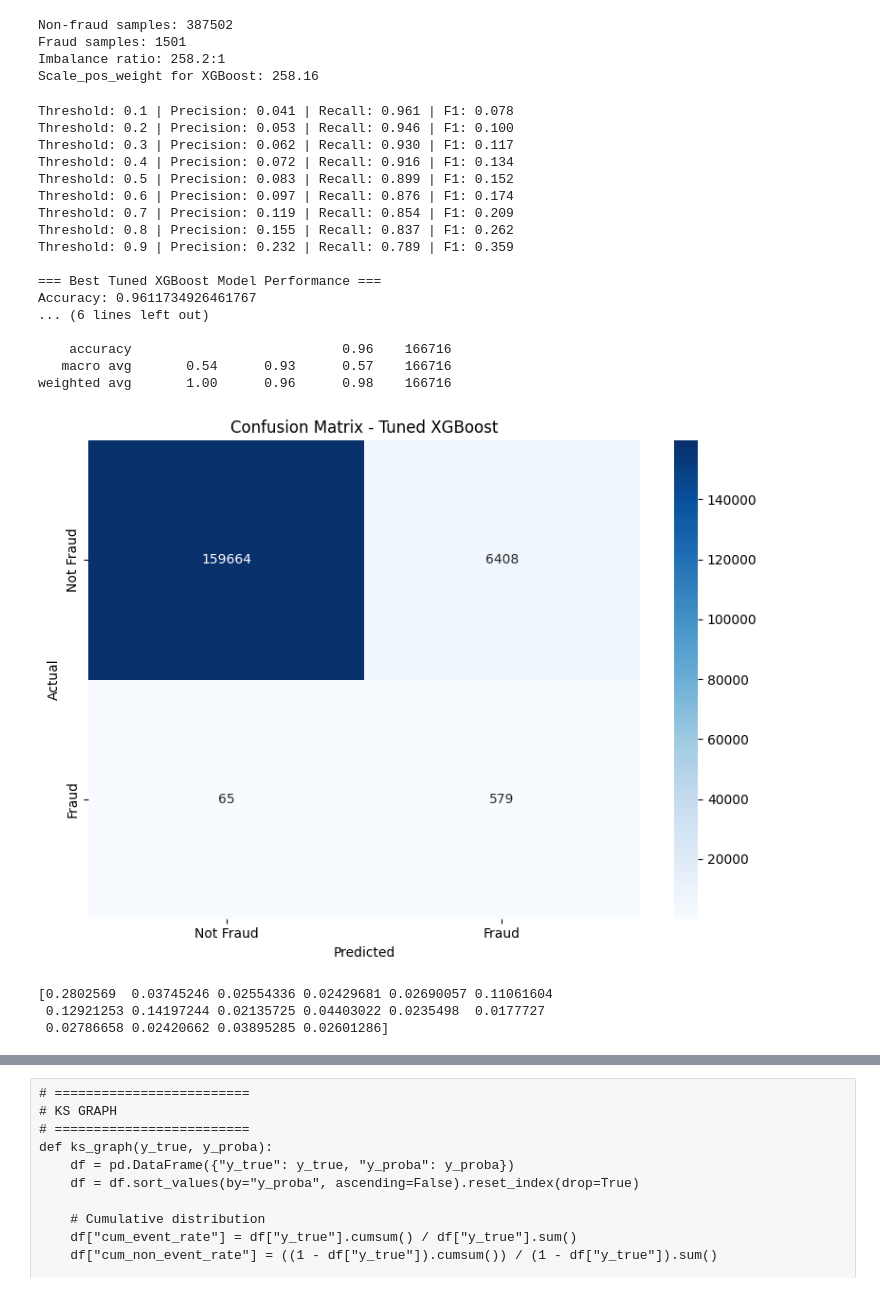
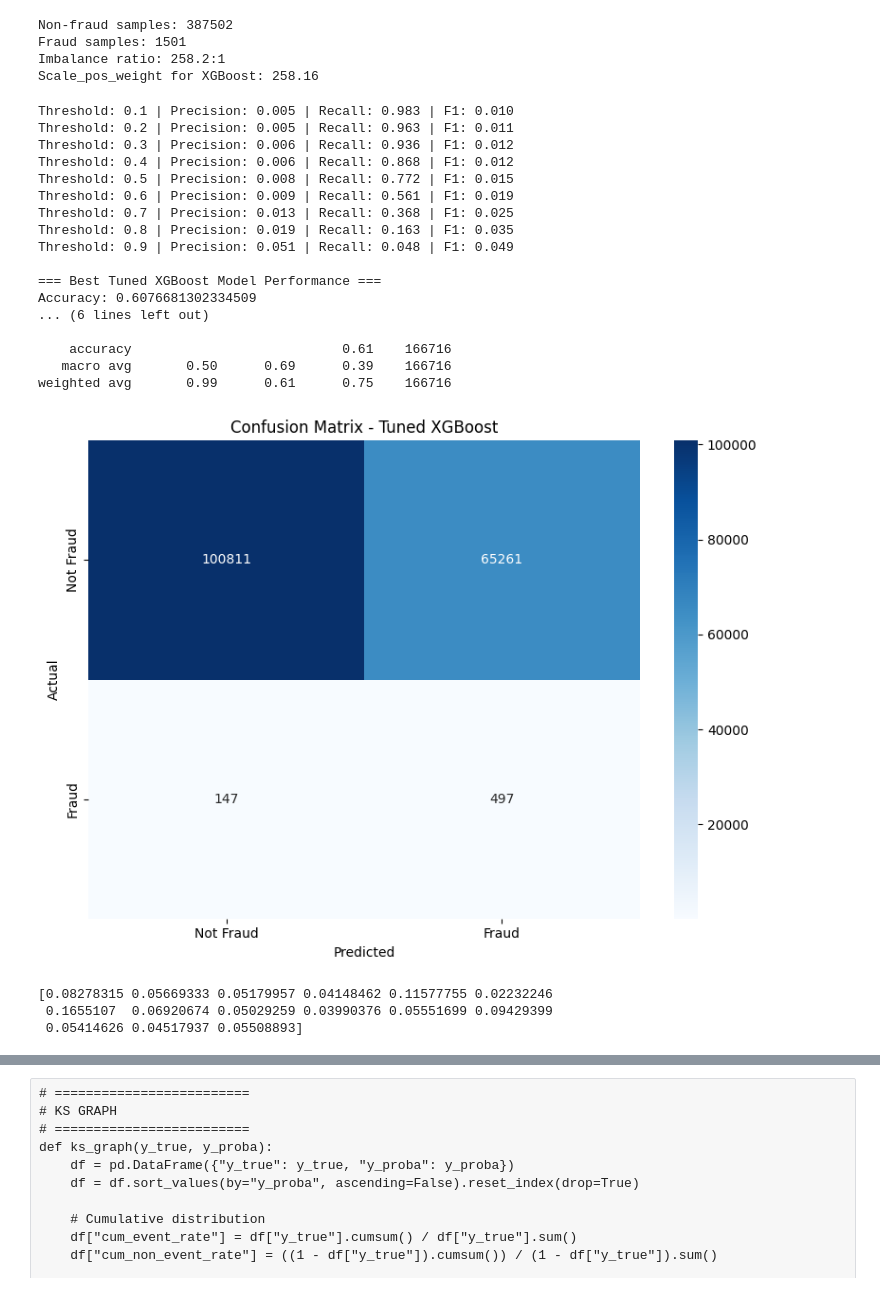
Before and after one commit to Sahil-Rajpal/Fraud-Risk-Modelling, a Jupyter notebook: EDA.ipynb, the cells around one changed output, grey strips where cells are left out. Cells and saved outputs as stored; diff of their text form; code cells hidden in the pictures.

```diff
--- a/EDA.ipynb
+++ b/EDA.ipynb
@@ -760,12 +777,0 @@ df
-# %%
-
-
-# Define bins and labels
-bins = [0, 50000, 100000, 200000, df['city_pop'].max()+1]  # +1 to include max
-labels = ['Small Town', 'Mid City', 'Large City', 'Metro City']
-
-# Create new column
-df['city_category'] = pd.cut(df['city_pop'], bins=bins, labels=labels, right=False)
-
-# Check distribution
-print(df['city_category'].value_counts())
@@ -2486,0 +2277,2 @@ df_final['amt_log'] = np.log(df_final['amt'] + 1)  # +1 to handle any zero value
+# %%
+df_final.drop(['amt'],axis=1,inplace=True)
@@ -3346,7 +3169,7 @@ xgb_tuned = xgb.XGBClassifier(
     random_state=42,
     # reg_alpha= 15,            # L1 regularization
     # reg_lambda= 15,           # L2 regularization
-    scale_pos_weight=300,   # Handle class imbalance
+    scale_pos_weight=275,   # Handle class imbalance
     eval_metric='aucpr',                 # aucpr works well for imbalanced data
     n_jobs=-1,                           # Use all available CPU cores
     verbosity=1
@@ -3373,50 +3196,50 @@ for threshold in thresholds:
 
 # Predictions
 y_pred_tuned = xgb_tuned.predict(X_test)
 
 # =========================
 # PERFORMANCE METRICS
 # =========================
 print("\n=== Best Tuned XGBoost Model Performance ===")
 print("Accuracy:", accuracy_score(y_test, y_pred_tuned))
 print("\nClassification Report:\n", classification_report(y_test, y_pred_tuned))
 
 # =========================
 # CONFUSION MATRIX
 # =========================
 cm_tuned = confusion_matrix(y_test, y_pred_tuned)
 
 plt.figure(figsize=(8, 6))
 sns.heatmap(cm_tuned, annot=True, fmt="d", cmap="Blues",
             xticklabels=['Not Fraud', 'Fraud'],
             yticklabels=['Not Fraud', 'Fraud'])
 plt.xlabel("Predicted")
 plt.ylabel("Actual")
 plt.title("Confusion Matrix - Tuned XGBoost")
 plt.tight_layout()
 plt.show()
 # %% [output]
-Threshold: 0.1 | Precision: 0.041 | Recall: 0.961 | F1: 0.078
-Threshold: 0.2 | Precision: 0.053 | Recall: 0.946 | F1: 0.100
-Threshold: 0.3 | Precision: 0.062 | Recall: 0.930 | F1: 0.117
-Threshold: 0.4 | Precision: 0.072 | Recall: 0.916 | F1: 0.134
-Threshold: 0.5 | Precision: 0.083 | Recall: 0.899 | F1: 0.152
-Threshold: 0.6 | Precision: 0.097 | Recall: 0.876 | F1: 0.174
-Threshold: 0.7 | Precision: 0.119 | Recall: 0.854 | F1: 0.209
-Threshold: 0.8 | Precision: 0.155 | Recall: 0.837 | F1: 0.262
-Threshold: 0.9 | Precision: 0.232 | Recall: 0.789 | F1: 0.359
+Threshold: 0.1 | Precision: 0.005 | Recall: 0.983 | F1: 0.010
+Threshold: 0.2 | Precision: 0.005 | Recall: 0.963 | F1: 0.011
+Threshold: 0.3 | Precision: 0.006 | Recall: 0.936 | F1: 0.012
+Threshold: 0.4 | Precision: 0.006 | Recall: 0.868 | F1: 0.012
+Threshold: 0.5 | Precision: 0.008 | Recall: 0.772 | F1: 0.015
+Threshold: 0.6 | Precision: 0.009 | Recall: 0.561 | F1: 0.019
+Threshold: 0.7 | Precision: 0.013 | Recall: 0.368 | F1: 0.025
+Threshold: 0.8 | Precision: 0.019 | Recall: 0.163 | F1: 0.035
+Threshold: 0.9 | Precision: 0.051 | Recall: 0.048 | F1: 0.049
 
 === Best Tuned XGBoost Model Performance ===
-Accuracy: 0.9611734926461767
+Accuracy: 0.6076681302334509
 ... (6 lines left out)
 
-    accuracy                           0.96    166716
-   macro avg       0.54      0.93      0.57    166716
-weighted avg       1.00      0.96      0.98    166716
+    accuracy                           0.61    166716
+   macro avg       0.50      0.69      0.39    166716
+weighted avg       0.99      0.61      0.75    166716
-[figure, old version]
+[figure, new version]
 # %%
 print(xgb_tuned.feature_importances_)
 # %% [output]
-[0.2802569  0.03745246 0.02554336 0.02429681 0.02690057 0.11061604
- 0.12921253 0.14197244 0.02135725 0.04403022 0.0235498  0.0177727
- 0.02786658 0.02420662 0.03895285 0.02601286]
+[0.08278315 0.05669333 0.05179957 0.04148462 0.11577755 0.02232246
+ 0.1655107  0.06920674 0.05029259 0.03990376 0.05551699 0.09429399
+ 0.05414626 0.04517937 0.05508893]
```
Also changed, not shown: parts of 67 cells of this notebook.
